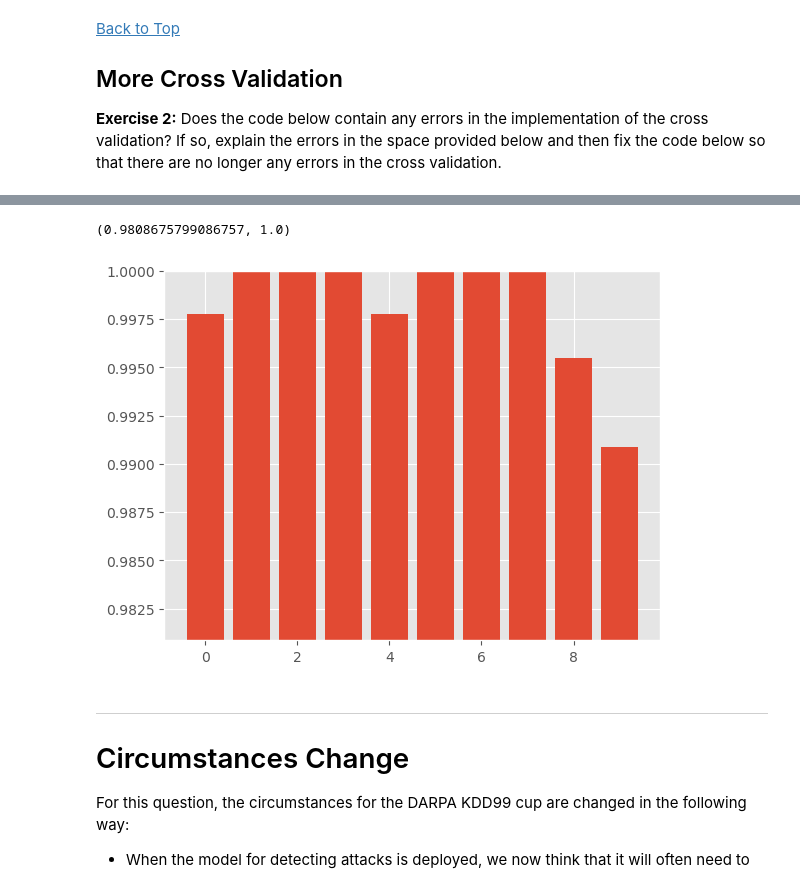
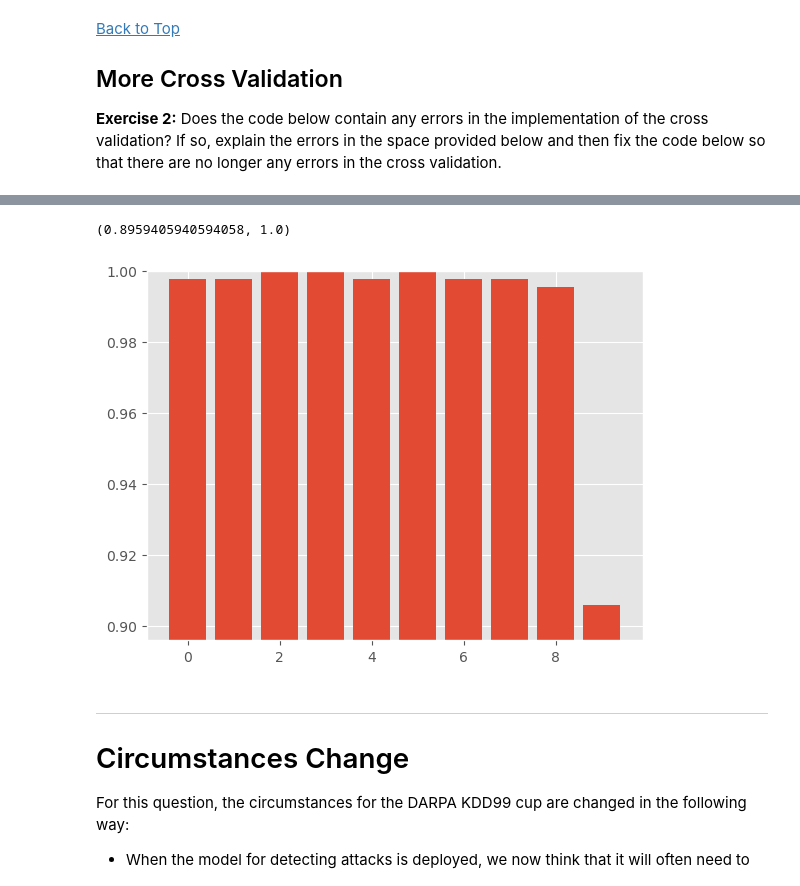
Before and after one commit to Mikecamdo/MachineLearning, a Jupyter notebook: Flipped Assignment 3/ICA3_MachineLearning.ipynb, the cells around one changed output, grey strips where cells are left out. Drawn from its saved outputs; the diff is of its cells as text; code cells hidden in the pictures.

```diff
--- a/Flipped Assignment 3/ICA3_MachineLearning.ipynb
+++ b/Flipped Assignment 3/ICA3_MachineLearning.ipynb
@@ -225,39 +227,38 @@ from sklearn.pipeline import Pipeline
 # Xpca = pca.fit_transform(X)
 
 # clf = Pipeline([('scl',StandardScaler()),
 #                 ('clf',LogisticRegression())])
 
 # per_fold_eval_criteria = cross_val_score(estimator=clf,
 #                                     X=Xpca,
 #                                     y=y,
 #                                     cv=cv,
 #                                     scoring=my_scorer
 #                                    )
 
 # plt.bar(range(len(per_fold_eval_criteria)),per_fold_eval_criteria)
 # plt.ylim([min(per_fold_eval_criteria)-0.01,max(per_fold_eval_criteria)])
 
 # =====fixed code======
 # write the fixed code (if needed) below
-n_components = 2 # Changed n_components to 2
-pca = PCA(n_components=n_components)
-Xpca = pca.fit_transform(X)
+n_components = 1
 
 clf = Pipeline([('scl',StandardScaler()),
+                ('pca', PCA(n_components=n_components)), # Add PCA to the pipeline
                 ('clf',LogisticRegression())])
 
 per_fold_eval_criteria = cross_val_score(estimator=clf,
-                                    X=Xpca,
+                                    X=X,
                                     y=y,
                                     cv=cv,
                                     scoring=my_scorer
                                    )
 
 plt.bar(range(len(per_fold_eval_criteria)),per_fold_eval_criteria)
 plt.ylim([min(per_fold_eval_criteria)-0.01,max(per_fold_eval_criteria)])
 # %% [output]
-(0.9808675799086757, 1.0)
+(0.8959405940594058, 1.0)
-[figure, old version]
+[figure, new version]
 # %% [markdown]
 ___
 
```
Also changed, not shown: parts of 8 cells of this notebook.
